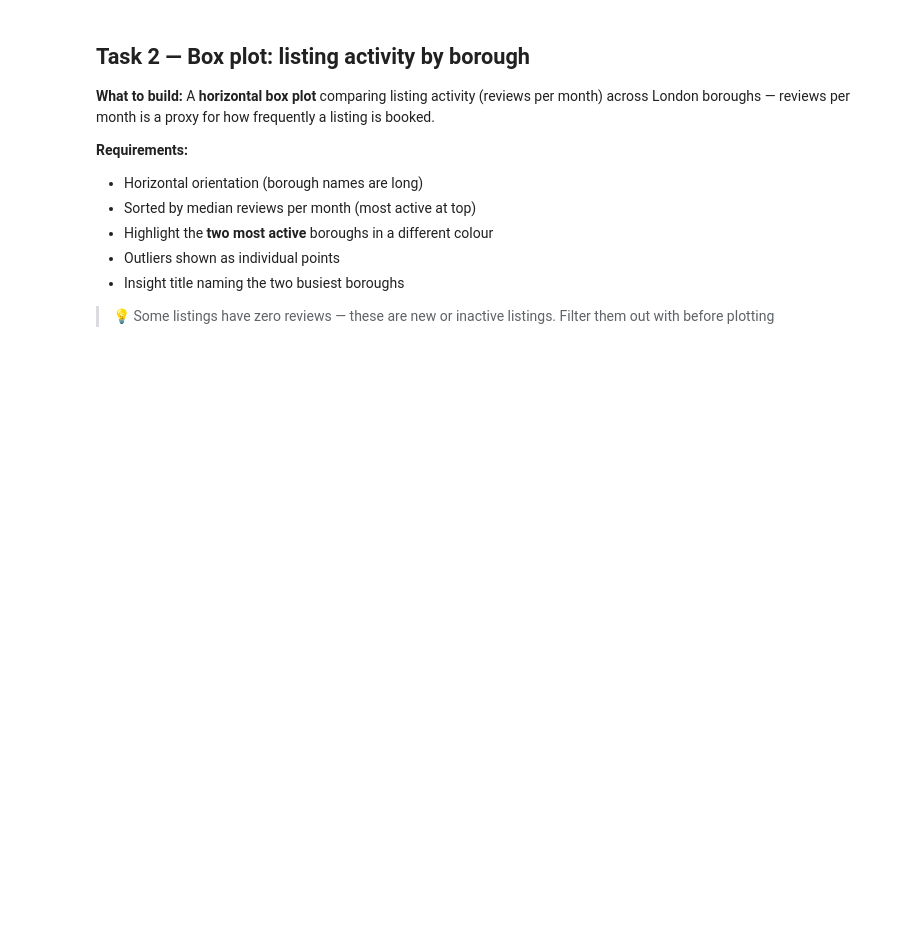
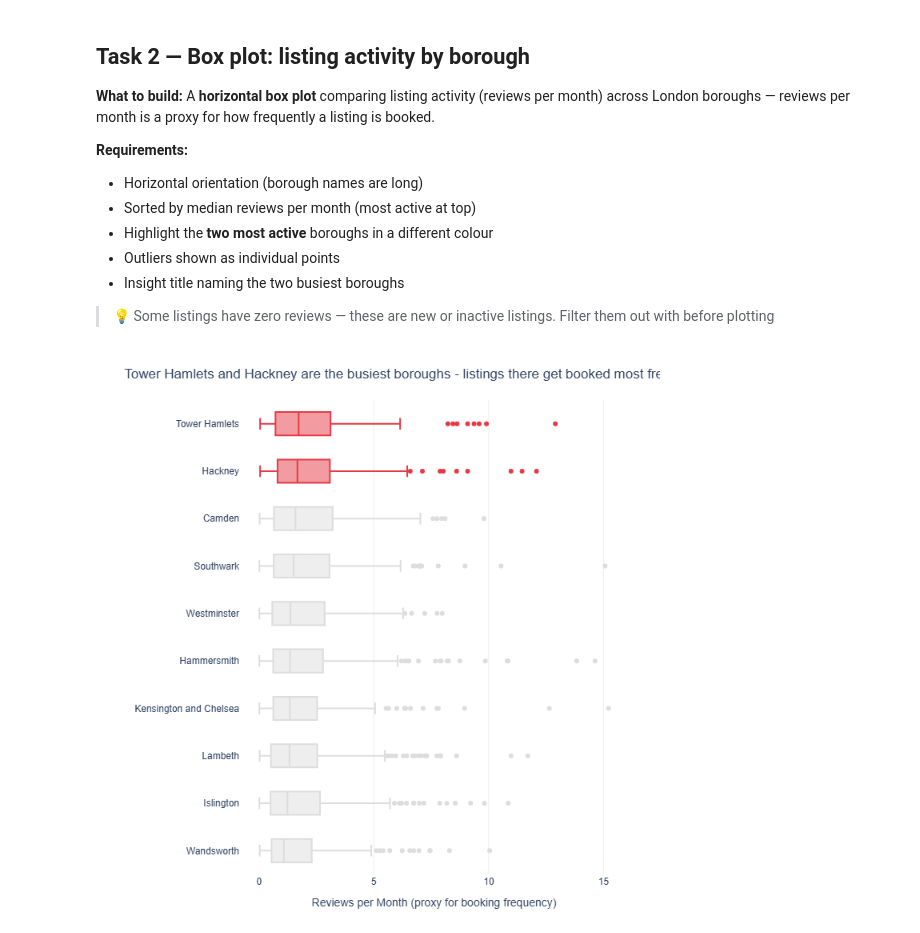
Before and after one commit to raj17-dev/dataviz-exercises-raj-ravindra-singh, a Jupyter notebook: week05/lecture05_exercise.ipynb, the cells around one changed output. Saved outputs shown, nothing was run; the diff lists cells and outputs as text; code cells hidden in the pictures; blank space fills up the shorter version.

```diff
--- a/week05/lecture05_exercise.ipynb
+++ b/week05/lecture05_exercise.ipynb
@@ -57,3 +139,45 @@ print(df_cap.groupby('room_type')['price'].describe().round(1))
 # %%
 # Task 2
 # YOUR CODE HERE
+
+# Filter out zero reviews (new/inactive listings)
+df_active = df_cap[df_cap['reviews_per_month'] > 0].copy()
+
+# Compute median reviews per month per neighbourhood for sorting
+med_reviews = df_active.groupby('neighbourhood')['reviews_per_month'].median().sort_values(ascending=False)
+top2 = med_reviews.index[:2].tolist()  # two most active boroughs
+order = med_reviews.index.tolist()
+
+fig = px.box(
+    data_frame=df_active,
+    y='neighbourhood',
+    x='reviews_per_month',
+    color='neighbourhood',
+    orientation='h',
+    points='outliers',
+    category_orders={'neighbourhood': order},
+    color_discrete_sequence=['#DDDDDD'] * len(order),
+    labels={'reviews_per_month': 'Reviews per Month', 'neighbourhood': ''},
+    height=700
+)
+
+# Highlight the two most active boroughs
+highlight_color = '#E63946'
+for trace in fig.data:
+    if trace.name in top2:
+        trace.marker.color = highlight_color
+        trace.line.color = highlight_color
+
+fig.update_layout(
+    title=f'{top2[0]} and {top2[1]} are the busiest boroughs - listings there get booked most frequently',
+    plot_bgcolor='white', paper_bgcolor='white',
+    font=dict(family='Arial', size=12),
+    xaxis=dict(gridcolor='#EEEEEE', title='Reviews per Month (proxy for booking frequency)'),
+    yaxis=dict(showgrid=False, title=''),
+    showlegend=False,
+    margin=dict(l=180, r=40, t=55, b=40)
+)
+
+fig.show()
+# %% [output]
+[figure, added]
```
Also changed, not shown: parts of 3 cells of this notebook.
